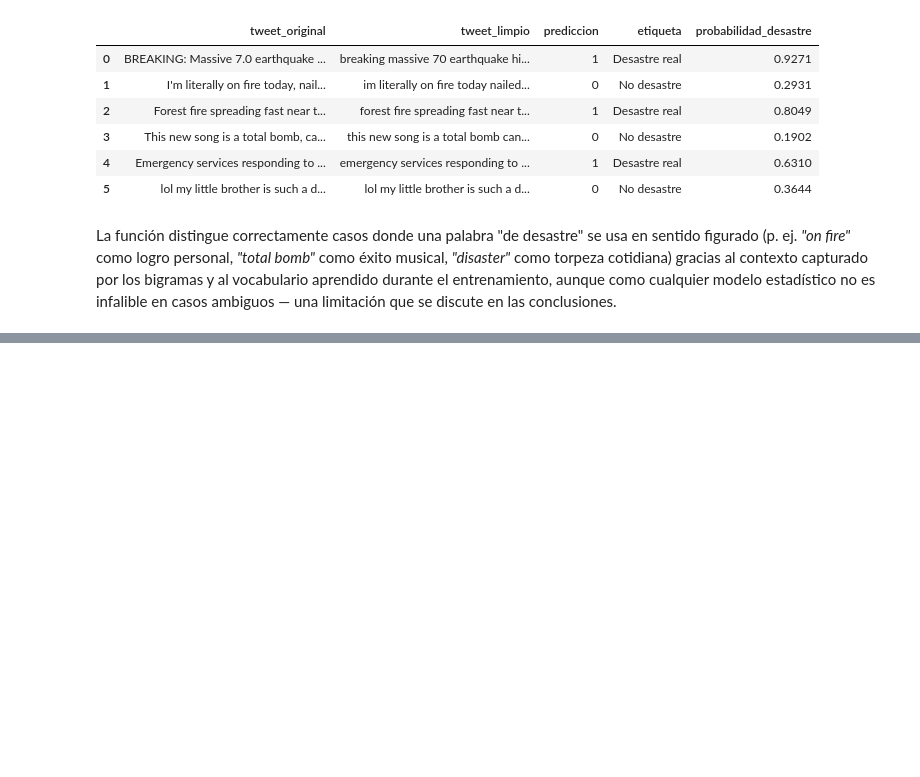
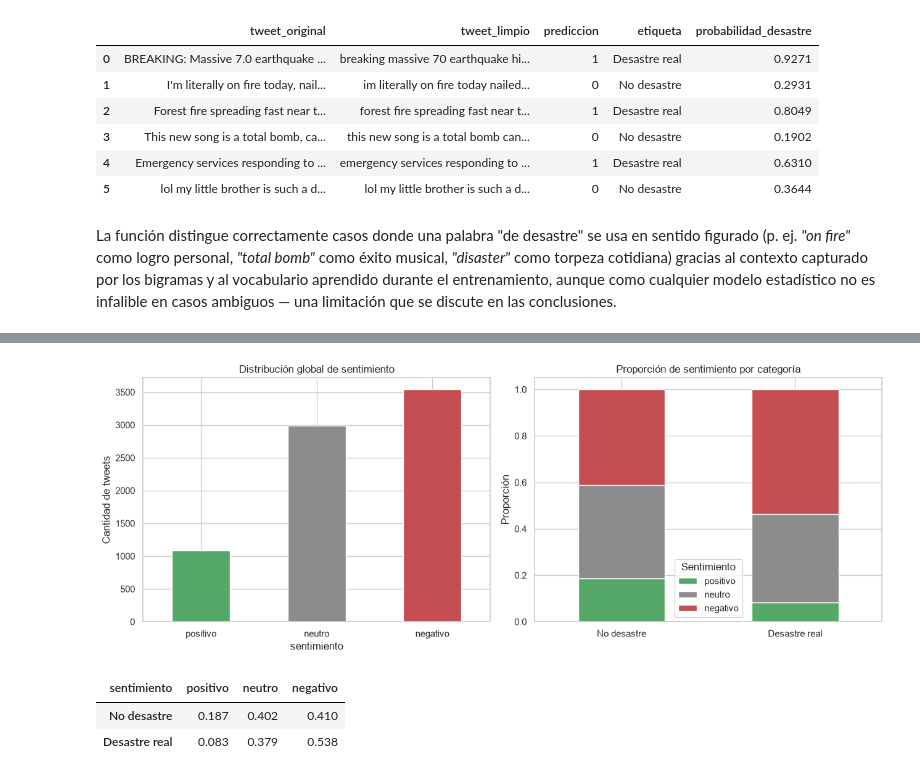
Before and after one commit to DavidDominguez-11/DS-Lab1, a Jupyter notebook: Laboratorio5_avance.ipynb, the cells around one changed output, grey strips where cells are left out. Drawn from its saved outputs; the diff is of its cells as text; code cells hidden in the pictures; blank space fills up the shorter version.

Commit message:
Agregar clasificacion de sentimiento

```diff
--- a/Laboratorio5_avance.ipynb
+++ b/Laboratorio5_avance.ipynb
@@ -683,0 +734,27 @@ La función distingue correctamente casos donde una palabra "de desastre" se usa
+# %%
+fig, axes = plt.subplots(1, 2, figsize=(13, 5))
+
+df["sentimiento"].value_counts().reindex(["positivo", "neutro", "negativo"]).plot.bar(
+    ax=axes[0], color=["#55A868", "#8C8C8C", "#C44E52"]
+)
+axes[0].set_title("Distribución global de sentimiento")
+axes[0].set_ylabel("Cantidad de tweets")
+axes[0].tick_params(axis="x", rotation=0)
+
+cross = pd.crosstab(df["target"], df["sentimiento"], normalize="index").reindex(columns=["positivo", "neutro", "negativo"])
+cross.index = ["No desastre", "Desastre real"]
+cross.plot.bar(stacked=True, ax=axes[1], color=["#55A868", "#8C8C8C", "#C44E52"])
+axes[1].set_title("Proporción de sentimiento por categoría")
+axes[1].set_ylabel("Proporción")
+axes[1].legend(title="Sentimiento")
+axes[1].tick_params(axis="x", rotation=0)
+
+plt.tight_layout()
+plt.show()
+
+cross.round(3)
+# %% [output]
+[figure, added]
+| sentimiento | positivo | neutro | negativo |
+| No desastre | 0.187 | 0.402 | 0.410 |
+| Desastre real | 0.083 | 0.379 | 0.538 |
```
Also changed, not shown: parts of 5 cells of this notebook.
